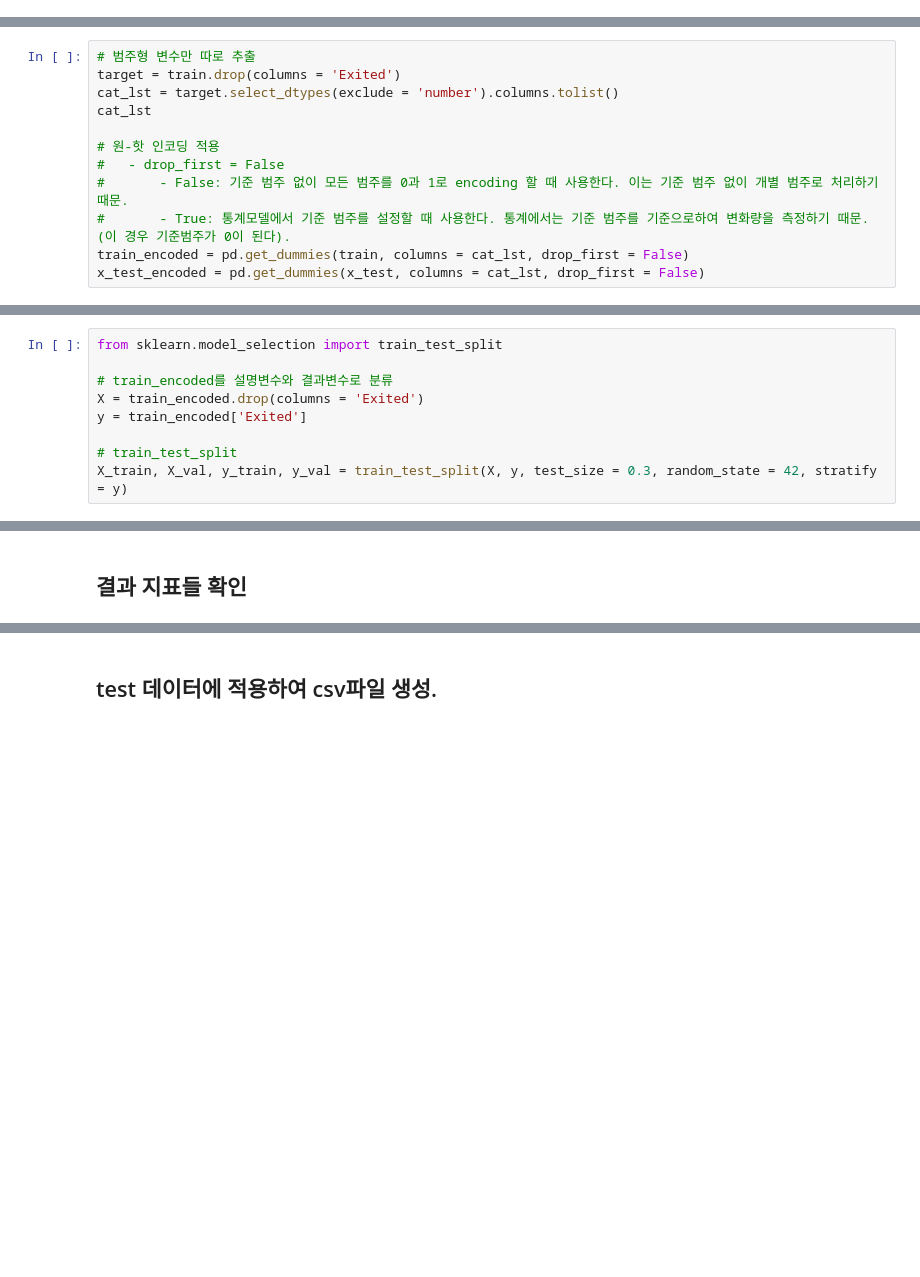
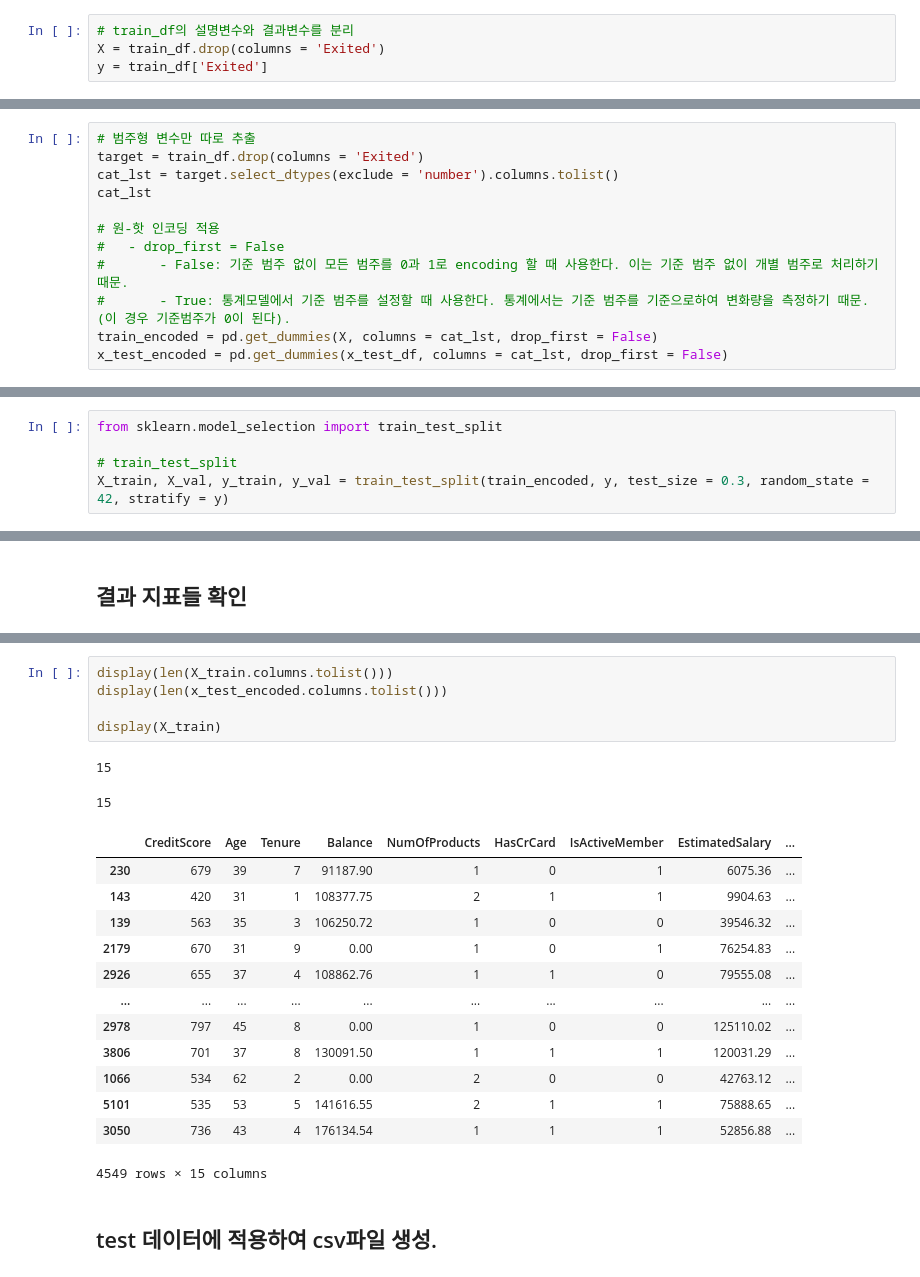
Before and after one commit to LWH4Data/Certifications, a Jupyter notebook: 빅분기/02_작접 2유형/sol.ipynb, the cells around one changed output, grey strips where cells are left out. Cells and saved outputs as stored; diff of their text form; blank space fills up the shorter version.

```diff
--- a/빅분기/02_작접 2유형/sol.ipynb
+++ b/빅분기/02_작접 2유형/sol.ipynb
@@ -93,0 +96,4 @@ x_test_df = x_test.drop(columns = ['Surname', 'CustomerId'])
+# %%
+# train_df의 설명변수와 결과변수를 분리
+X = train_df.drop(columns = 'Exited')
+y = train_df['Exited']
@@ -94,28 +102,24 @@ x_test_df = x_test.drop(columns = ['Surname', 'CustomerId'])
+# %%
+# 범주형 변수만 따로 추출
+target = train_df.drop(columns = 'Exited')
+cat_lst = target.select_dtypes(exclude = 'number').columns.tolist()
+cat_lst
+
+# 원-핫 인코딩 적용
+#   - drop_first = False
+#       - False: 기준 범주 없이 모든 범주를 0과 1로 encoding 할 때 사용한다. 이는 기준 범주 없이 개별 범주로 처리하기 때문.
+#       - True: 통계모델에서 기준 범주를 설정할 때 사용한다. 통계에서는 기준 범주를 기준으로하여 변화량을 측정하기 때문. (이 경우 기준범주가 0이 된다).
+train_encoded = pd.get_dummies(X, columns = cat_lst, drop_first = False)
+x_test_encoded = pd.get_dummies(x_test_df, columns = cat_lst, drop_first = False)
 # %% [markdown]
 ## Encoding 단계
-# %%
-# 범주형 변수만 따로 추출
-target = train.drop(columns = 'Exited')
-cat_lst = target.select_dtypes(exclude = 'number').columns.tolist()
-cat_lst
-
-# 원-핫 인코딩 적용
-#   - drop_first = False
-#       - False: 기준 범주 없이 모든 범주를 0과 1로 encoding 할 때 사용한다. 이는 기준 범주 없이 개별 범주로 처리하기 때문.
-#       - True: 통계모델에서 기준 범주를 설정할 때 사용한다. 통계에서는 기준 범주를 기준으로하여 변화량을 측정하기 때문. (이 경우 기준범주가 0이 된다).
-train_encoded = pd.get_dummies(train, columns = cat_lst, drop_first = False)
-x_test_encoded = pd.get_dummies(x_test, columns = cat_lst, drop_first = False)
 # %% [markdown]
 ## 데이터를 분리하고 학습결과 확인.
 # %%
 from sklearn.model_selection import train_test_split
 
-# train_encoded를 설명변수와 결과변수로 분류
-X = train_encoded.drop(columns = 'Exited')
-y = train_encoded['Exited']
-
 # train_test_split
-X_train, X_val, y_train, y_val = train_test_split(X, y, test_size = 0.3, random_state = 42, stratify = y)
+X_train, X_val, y_train, y_val = train_test_split(train_encoded, y, test_size = 0.3, random_state = 42, stratify = y)
 # %% [markdown]
 ## 학습
 # %%
@@ -172,3 +177,24 @@ weighted avg       0.86      0.86      0.83      1950
+# %%
+display(len(X_train.columns.tolist()))
+display(len(x_test_encoded.columns.tolist()))
+
+display(X_train)
+# %% [output]
+15
+15
+|  | CreditScore | Age | Tenure | Balance | NumOfProducts | HasCrCard | IsActiveMember | EstimatedSalary | ... |
+| 230 | 679 | 39 | 7 | 91187.90 | 1 | 0 | 1 | 6075.36 | ... |
+| 143 | 420 | 31 | 1 | 108377.75 | 2 | 1 | 1 | 9904.63 | ... |
+| 139 | 563 | 35 | 3 | 106250.72 | 1 | 0 | 0 | 39546.32 | ... |
+| 2179 | 670 | 31 | 9 | 0.00 | 1 | 0 | 1 | 76254.83 | ... |
+| 2926 | 655 | 37 | 4 | 108862.76 | 1 | 1 | 0 | 79555.08 | ... |
+| ... | ... | ... | ... | ... | ... | ... | ... | ... | ... |
+| 2978 | 797 | 45 | 8 | 0.00 | 1 | 0 | 0 | 125110.02 | ... |
+| 3806 | 701 | 37 | 8 | 130091.50 | 1 | 1 | 1 | 120031.29 | ... |
+| 1066 | 534 | 62 | 2 | 0.00 | 2 | 0 | 0 | 42763.12 | ... |
+| 5101 | 535 | 53 | 5 | 141616.55 | 2 | 1 | 1 | 75888.65 | ... |
+| 3050 | 736 | 43 | 4 | 176134.54 | 1 | 1 | 1 | 52856.88 | ... |
+4549 rows × 15 columns
 # %% [markdown]
 ## test 데이터에 적용하여 csv파일 생성.
 # %%
```
Also changed, not shown: parts of 5 cells of this notebook, 2 other files.
